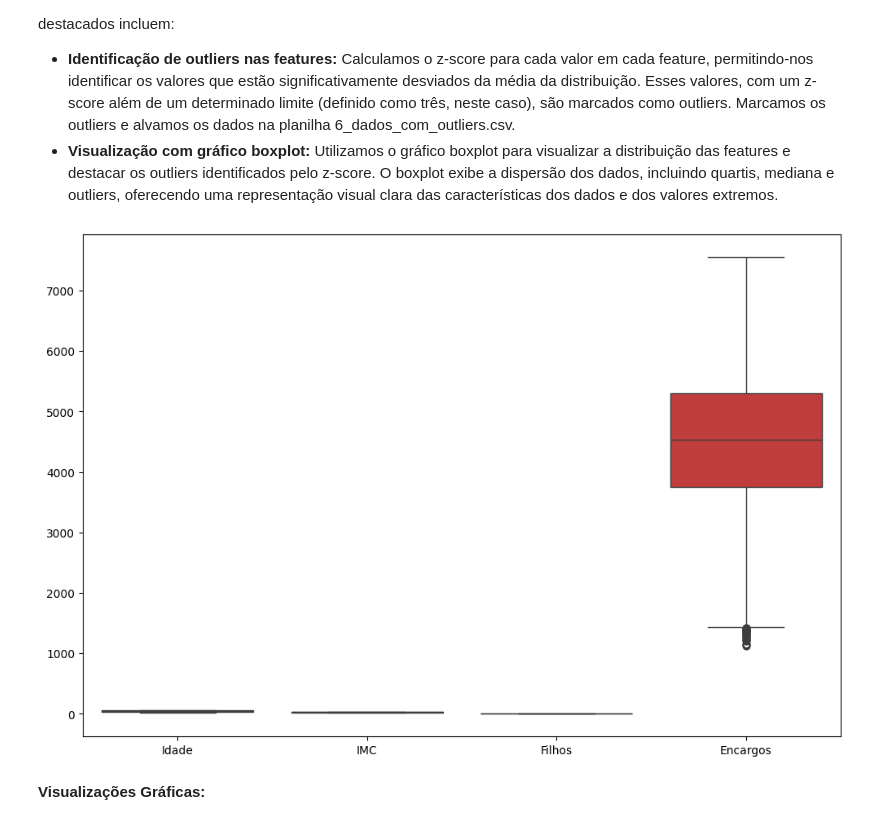
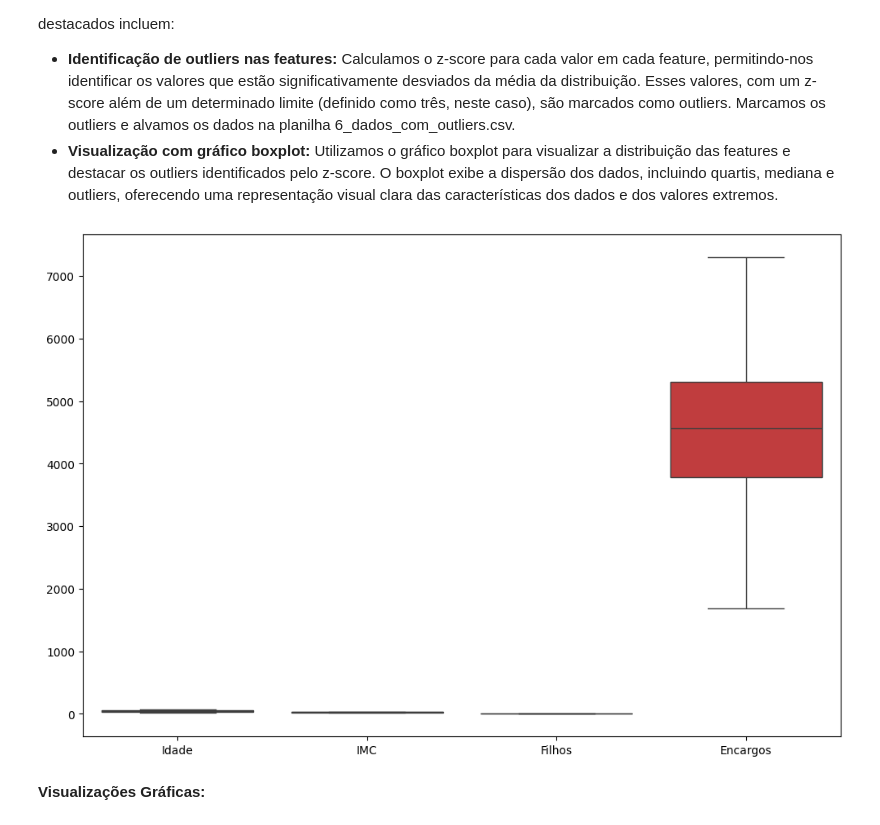
Before and after one commit to feliparus/Tech-Challenge, a Jupyter notebook: notebooks/EDA.ipynb, the cells around one changed output. Saved outputs shown, nothing was run; the diff lists cells and outputs as text; code cells hidden in the pictures.

```diff
--- a/notebooks/EDA.ipynb
+++ b/notebooks/EDA.ipynb
@@ -397,32 +397,32 @@ Nesta seção, examinamos o dataset para identificar outliers nas diferentes fea
 # %%
 # Calcular o z-score e identificar outliers
 for coluna in dados.columns:
     # Só realizar em colunas numéricas
     if dados[coluna].dtype in ['int32', 'int64', 'float64']:
         # Calculando o z-score para cada valor da coluna
         z_scores = np.abs(stats.zscore(dados[coluna]))
 
-        # Limite definido para identificar outliers (pode ser modificado se necessário)
-        limite_z = 3
+        # Limite definido para identificar outliers
+        limite_z = 2.5
 
         # Marcando os outliers como NaN com base no z-score
         dados['outlier_mask_' + coluna] = (np.abs(z_scores) > limite_z).astype(int)
         dados[coluna] = dados[coluna].mask(dados['outlier_mask_' + coluna] == 1)
 
 # Salvando os dados com os outliers em um arquivo CSV
 dados.to_csv("../planilhas/6_dados_com_outliers.csv", index=False, encoding='latin1')
 
 # Remover colunas de máscara de outliers
 dados.drop(columns=[col for col in dados.columns if 'outlier_mask_' in col], inplace=True)
 
 # Plotar o boxplot para visualizar os dados
 fig, ax = plt.subplots(figsize=(12, 8))
 sns.boxplot(data=dados, ax=ax)
 
 # Mostrar o gráfico
 plt.show()
 # %% [output]
-[figure, old version]
+[figure, new version]
 # %% [markdown]
 **Visualizações Gráficas:**
 # %% [markdown]
```
Also changed, not shown: parts of 9 cells of this notebook, 8 other files.
